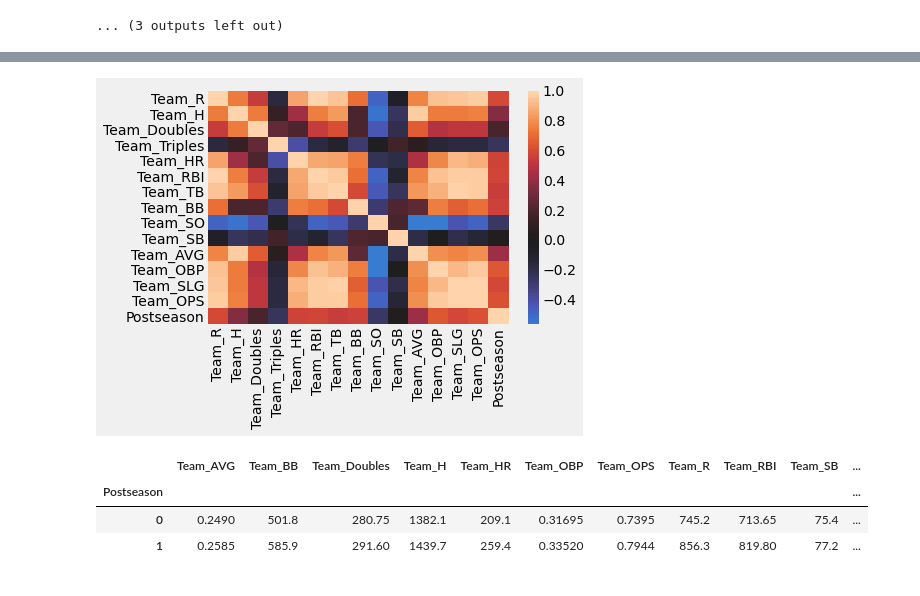
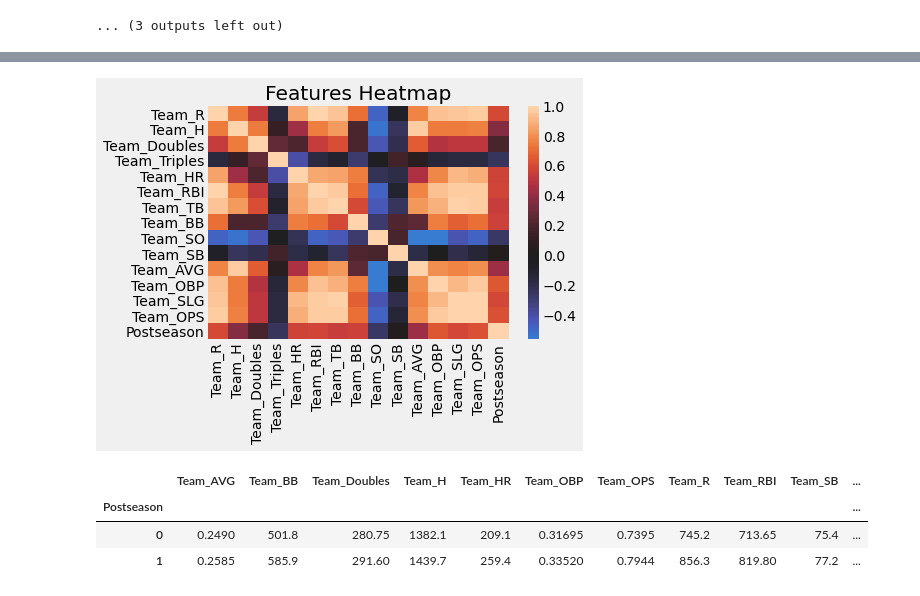
Before and after one commit to jmg0144/mlb-analysis, a Jupyter notebook: MLB-Analysis.ipynb, the cells around one changed output, grey strips where cells are left out. Cells and saved outputs as stored; diff of their text form; code cells hidden in the pictures.

```diff
--- a/MLB-Analysis.ipynb
+++ b/MLB-Analysis.ipynb
@@ -223,9 +236,9 @@ df_2.corr()
 | Postseason | 0.591731 | 0.361910 | 0.189691 | -0.243587 | 0.578428 | 0.584484 | 0.548663 | 0.562707 | -0.258554 | 0.033192 | ... |
 # %%
 #Heatmap to check for highly correlated features:
-sns.heatmap(df_2.corr(), center=0);
+sns.heatmap(df_2.corr(), center=0).set(title='Features Heatmap');
 # %% [output]
-[figure, old version]
+[figure, new version]
 # %%
 grouped = pd.pivot_table(df_2, index='Postseason')
 grouped
```
Also changed, not shown: parts of 19 cells of this notebook.
